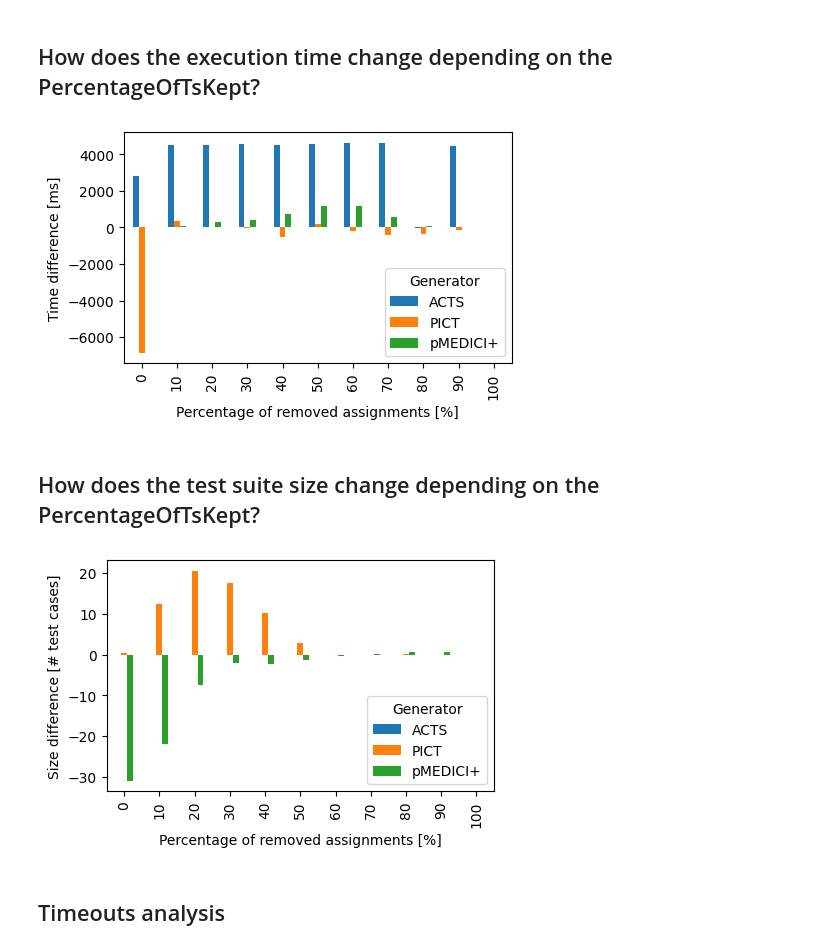
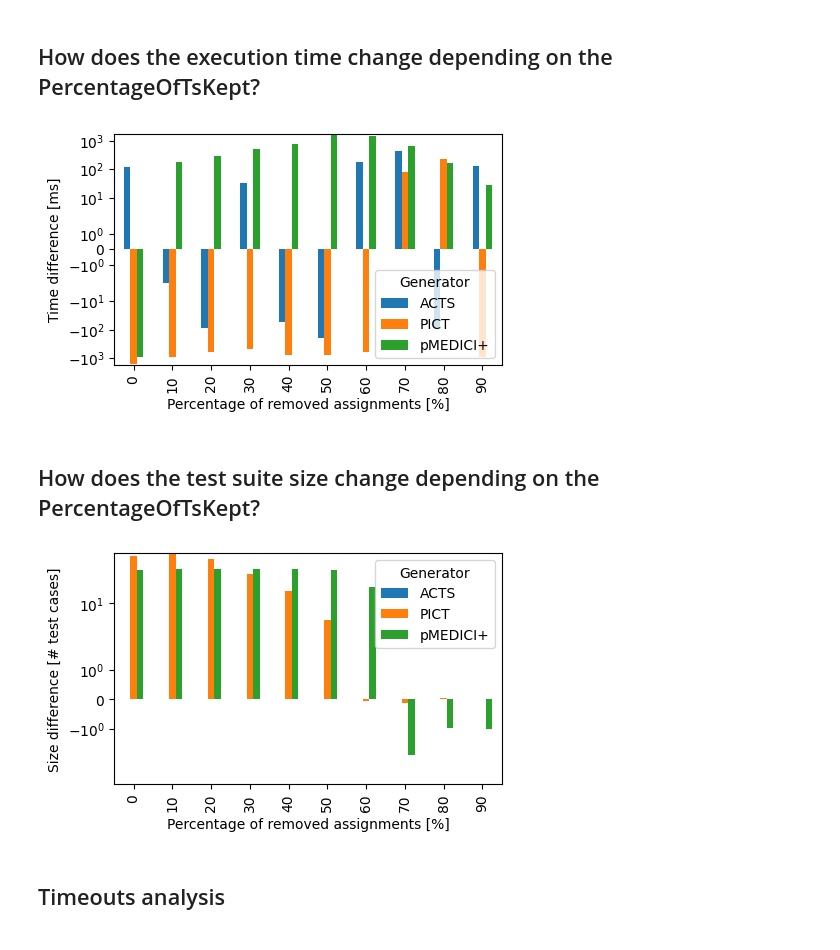
Before and after one commit to fmselab/ct-tools, a Jupyter notebook: IncrementalCitGeneration/experiments/AnalysisExperimentsTCCP.ipynb, the cells around one changed output. Cells and saved outputs as stored; diff of their text form; code cells hidden in the pictures.

```diff
--- a/IncrementalCitGeneration/experiments/AnalysisExperimentsTCCP.ipynb
+++ b/IncrementalCitGeneration/experiments/AnalysisExperimentsTCCP.ipynb
@@ -56,11 +56,18 @@ dfFiltered.loc[dfFiltered['TSTime'] == -1, 'TSTime'] = 301000
 # %%
 # Build a dataframe with for each model and PercentageOfOldTsKept the difference between the time required by the generator with PercentageOfOldTsKept = 100 and that with the selected PercentageOfOldTsKept
 dfDiff = pd.DataFrame(columns=['ModelName','PercentageOfOldTsKept','TSTimeDiff', 'Generator'])
+generators = {
+    'ACTS' : 'ACTS',
+    'PICT' : 'PICT',
+    'pMEDICI+' : 'pMEDICI',
+}
 for generator in dfFiltered['Generator'].unique():
-    if (generator == 'pMEDICI'):
+    if (generator == 'KALI' or generator == 'pMEDICI'):
         continue
     for modelName in dfFiltered['ModelName'].unique():
         for percentageOfOldTsKept in dfFiltered['PercentageOfOldTsKept'].unique():
+            if (percentageOfOldTsKept == 100):
+                continue
             dfDiff.loc[len(dfDiff), dfDiff.columns] = {'ModelName':modelName,
                                                     'PercentageOfOldTsKept':percentageOfOldTsKept,
                                                     'Generator':generator,
@@ -68,7 +75,7 @@ for generator in dfFiltered['Generator'].unique():
                                                                             & (dfFiltered['Generator'] == generator)]['TSTime'].iloc[0]
                                                                  -
                                                                  dfFiltered[(dfFiltered['ModelName'] == modelName) & (dfFiltered['PercentageOfOldTsKept'] == 100)
-                                                                            & (dfFiltered['Generator'] == generator)]['TSTime'].iloc[0]
+                                                                            & (dfFiltered['Generator'] == generators[generator])]['TSTime'].iloc[0]
                                                     }
 
 # Average the TSTimeDiff for each model over the different values of PercentageOfOldTsKept
@@ -80,43 +87,53 @@ ax = dfDiff.pivot(index='PercentageOfOldTsKept', columns='Generator', values='TS
 # ax = dfDiff.sort_values(by = 'PercentageOfOldTsKept').plot.bar(x='PercentageOfOldTsKept', y='TSTimeDiff', figsize=(5,3))
 ax.set_xlabel("Percentage of removed assignments [%]")
 ax.set_ylabel("Time difference [ms]")
+ax.set_yscale('symlog')
 
 plt.savefig("pictures/TCCP_TS_TimeDiff.pdf", bbox_inches='tight')
 # %% [output]
-[figure, old version]
+[figure, new version]
 # %% [markdown]
 ## How does the test suite size change depending on the PercentageOfTsKept?
 # %%
 # Build a dataframe with for each model and PercentageOfOldTsKept the difference between the time required by the generator with PercentageOfOldTsKept = 100 and that with the selected PercentageOfOldTsKept
 dfDiff = pd.DataFrame(columns=['ModelName','PercentageOfOldTsKept','TSSizeDiff', 'Generator'])
+generators = {
+    'ACTS' : 'ACTS',
+    'PICT' : 'PICT',
+    'pMEDICI+' : 'pMEDICI',
+}
 for generator in dfFiltered['Generator'].unique():
-    if (generator == 'pMEDICI'):
+    if (generator == 'KALI' or generator == 'pMEDICI'):
         continue
     for modelName in dfFiltered[~dfFiltered['ModelName'].isin(dfFiltered[dfFiltered['TSTime'] == 301000]['ModelName'])]['ModelName'].unique():
         for percentageOfOldTsKept in dfFiltered['PercentageOfOldTsKept'].unique():
+            if (percentageOfOldTsKept == 100):
+                continue
             dfDiff.loc[len(dfDiff), dfDiff.columns] = {'ModelName':modelName,
                                                     'PercentageOfOldTsKept':percentageOfOldTsKept,
                                                     'Generator':generator,
                                                     'TSSizeDiff':dfFiltered[(dfFiltered['ModelName'] == modelName) & (dfFiltered['PercentageOfOldTsKept'] == percentageOfOldTsKept)
                                                                             & (dfFiltered['Generator'] == generator)]['TSSize'].iloc[0]
                                                                  -
                                                                  dfFiltered[(dfFiltered['ModelName'] == modelName) & (dfFiltered['PercentageOfOldTsKept'] == 100)
-                                                                            & (dfFiltered['Generator'] == generator)]['TSSize'].iloc[0]
+                                                                            & (dfFiltered['Generator'] == generators[generator])]['TSSize'].iloc[0]
                                                     }
 
 # Average the TSTimeDiff for each model over the different values of PercentageOfOldTsKept
 dfDiff = dfDiff.groupby(['PercentageOfOldTsKept', 'Generator']).agg({'TSSizeDiff':'mean'}).reset_index()
 
 # Barplot showing the distribution of the TSTimeDiff for each PercentageOfOldTsKept and for each Generator
 ax = dfDiff.pivot(index='PercentageOfOldTsKept', columns='Generator', values='TSSizeDiff').plot.bar(figsize=(5,3))
 
 # ax = dfDiff.sort_values(by = 'PercentageOfOldTsKept').plot.bar(x='PercentageOfOldTsKept', y='TSTimeDiff', figsize=(5,3))
 ax.set_xlabel("Percentage of removed assignments [%]")
 ax.set_ylabel("Size difference [# test cases]")
 
+ax.set_yscale('symlog')
+
 plt.savefig("pictures/TCCP_TS_SizeDiff.pdf", bbox_inches='tight')
 # %% [output]
-[figure, old version]
+[figure, new version]
 # %% [markdown]
 ## Timeouts analysis
 # %%
```
Also changed, not shown: parts of 13 cells of this notebook, 15 other files.
